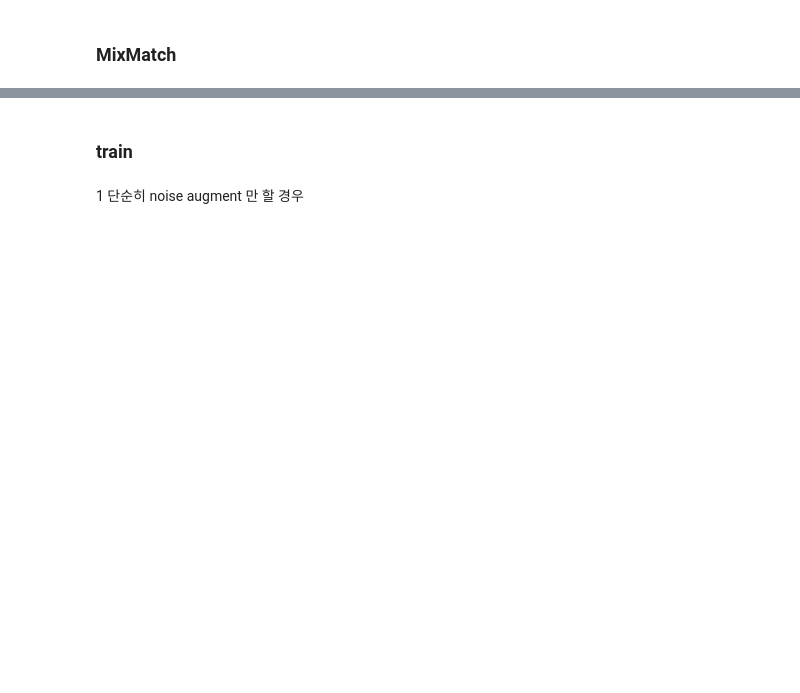
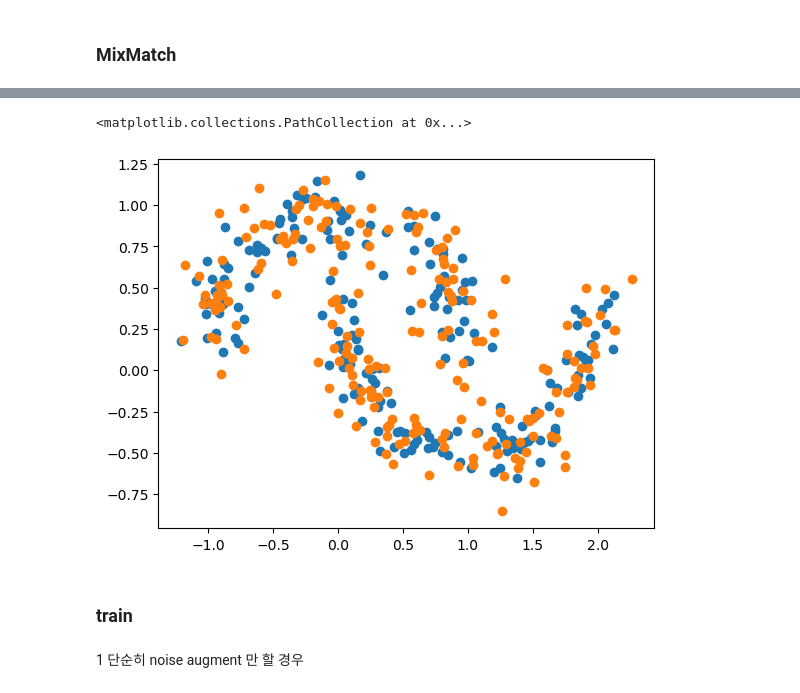
Before and after one commit to hyeryn/Paper_code, a Jupyter notebook: hr_park/1 mixmatch/consistency_reg_2.ipynb, the cells around one changed output, grey strips where cells are left out. Saved outputs shown, nothing was run; the diff lists cells and outputs as text; code cells hidden in the pictures; blank space fills up the shorter version.

```diff
--- a/hr_park/1 mixmatch/consistency_reg_2.ipynb
+++ b/hr_park/1 mixmatch/consistency_reg_2.ipynb
@@ -158,7 +159,7 @@ optimizer = optim.Adam(model.parameters(), lr=1e-3, weight_decay=1e-6)
 train_dataset = BasicDataset(X_train, y_train)
 train_dataloader = DataLoader(train_dataset, batch_size=2, shuffle=True)
 unlabeled_dataset = BasicDataset2(X_u_train)
-unlabeled_dataloader = DataLoader(unlabeled_dataset, batch_size=198, shuffle=True)
+unlabeled_dataloader = DataLoader(unlabeled_dataset, batch_size=200, shuffle=True)
 # %%
 print(train_dataloader.__len__())
 print(unlabeled_dataloader.__len__())
@@ -270,4 +296,14 @@ def augment(points_x):
     return points_x + noise
+# %%
+# augment test
+x = next(iter(unlabeled_dataloader))
+x_a = augment(x)
+
+plt.scatter(x=x[:, 0], y=x[:, 1], )
+plt.scatter(x=x_a[:, 0], y=x_a[:, 1], )
+# %% [output]
+<matplotlib.collections.PathCollection at 0x...>
+[figure, added]
 # %%
 def sharpen(x, T):
     temp = x**(1/T)
```
Also changed, not shown: parts of 14 cells of this notebook.
